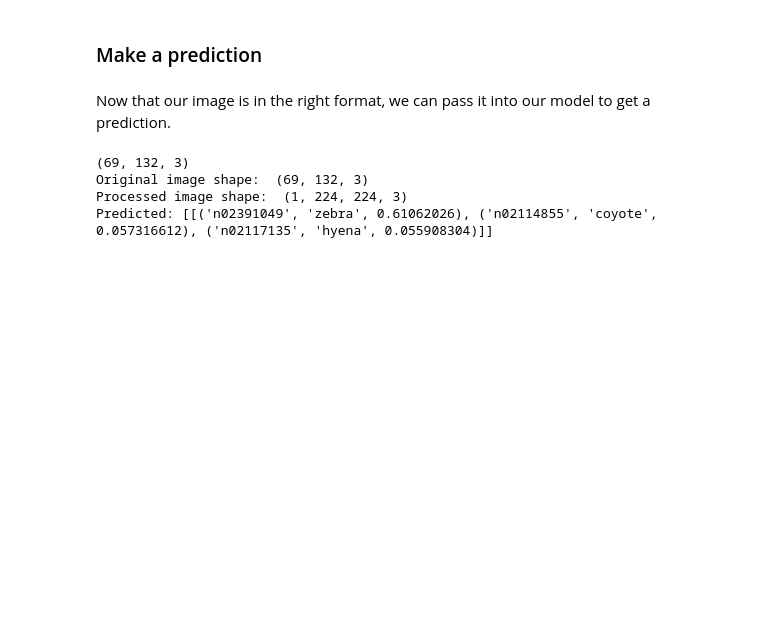
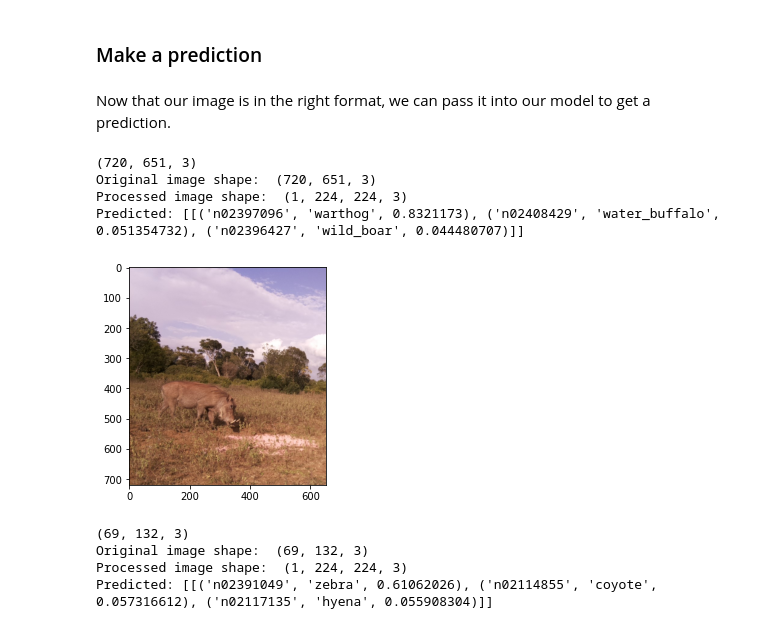
Before and after one commit to DeKUT-DSAIL/dsa2021, a Jupyter notebook: cameratrap-data-analysis/Camera-trap-image-processing.ipynb, the cells around one changed output. Cells and saved outputs as stored; diff of their text form; code cells hidden in the pictures; blank space fills up the shorter version.

Commit message:
Added sample data, modified notebook, renamed data

```diff
--- a/cameratrap-data-analysis/Camera-trap-image-processing.ipynb
+++ b/cameratrap-data-analysis/Camera-trap-image-processing.ipynb
@@ -140,4 +197,12 @@ def readable_prediction(image_path):
     predictions = model.predict(image)
     # Print predictions in readable form
     print('Predicted:', decode_predictions(predictions, top=3))
+# %%
+readable_prediction("./sample_data/2021-07-01-16-52-09.jpg")
+# %% [output]
+(720, 651, 3)
+Original image shape:  (720, 651, 3)
+Processed image shape:  (1, 224, 224, 3)
+Predicted: [[('n02397096', 'warthog', 0.8321173), ('n02408429', 'water_buffalo', 0.051354732), ('n02396427', 'wild_boar', 0.044480707)]]
+[figure, added]
 # %%
```
Also changed, not shown: parts of 9 cells of this notebook, 32 other files.
